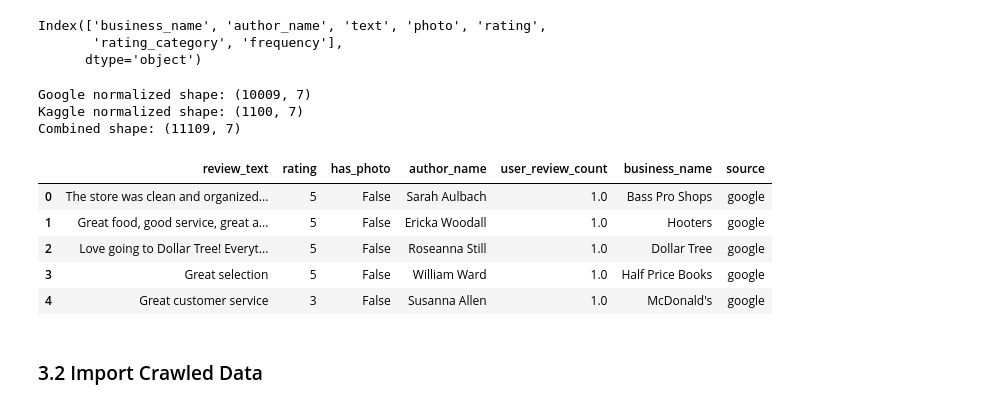
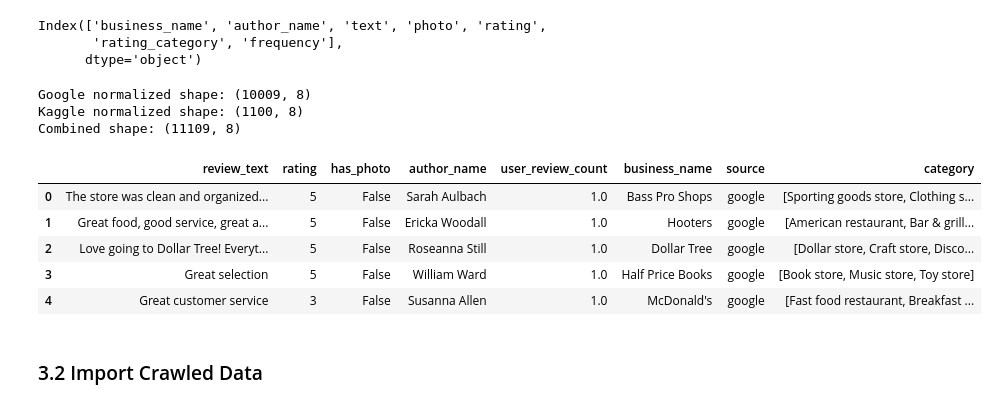
Before and after one commit to yuenning/3pandas, a Jupyter notebook: 02_data_preprocessing.ipynb, the cells around one changed output. Saved outputs shown, nothing was run; the diff lists cells and outputs as text; code cells hidden in the pictures.

```diff
--- a/02_data_preprocessing.ipynb
+++ b/02_data_preprocessing.ipynb
@@ -355,7 +354,8 @@ TARGET_COLS = [
     "author_name",        # reviewer name (proxy for identity / patterns)
     "user_review_count",  # reviewer activity level (google only; NaN for kaggle)
     "business_name",      # place being reviewed
-    "source"              # data source tag
+    "source",              # data source tag
+    "category"
 ]
 
 # --- helper to coerce a "has photo" boolean robustly ---
@@ -388,6 +388,7 @@ google_norm = pd.DataFrame({
     "author_name": google_raw.get("name"),
     "user_review_count": google_raw.get("user_review_count"),
     "business_name": google_raw.get("place_name"),
+    "category": google_raw.get("category"),
     "source": "google"
 })[TARGET_COLS]  # enforce column order
 
@@ -395,42 +396,43 @@ google_norm = pd.DataFrame({
 kaggle_raw = kaggle_reviews_combined_df.copy()
 
 kaggle_norm = pd.DataFrame({
     "review_text": kaggle_raw.get("text"),
     "rating": kaggle_raw.get("rating"),
     "has_photo": to_has_photo(kaggle_raw.get("photo")),
     "author_name": kaggle_raw.get("author_name"),
     "user_review_count": np.nan,              # not available in kaggle
     "business_name": kaggle_raw.get("business_name"),
+    "category": kaggle_raw.get("category"),
     "source": "kaggle"
 })[TARGET_COLS]
 
 # 3) Optional hygiene: drop rows with empty/NaN review_text
 google_norm = google_norm[google_norm["review_text"].astype(str).str.strip().ne("")]
 kaggle_norm = kaggle_norm[kaggle_norm["review_text"].astype(str).str.strip().ne("")]
 
 # 4) Type coercions (helps downstream modeling)
 google_norm["rating"] = pd.to_numeric(google_norm["rating"], errors="coerce")
 kaggle_norm["rating"] = pd.to_numeric(kaggle_norm["rating"], errors="coerce")
 
 # 5) Combine
 kaggle_google_US_combined_reviews_df = pd.concat([google_norm, kaggle_norm], ignore_index=True)
 
 print("Google normalized shape:", google_norm.shape)
 print("Kaggle normalized shape:", kaggle_norm.shape)
 print("Combined shape:", kaggle_google_US_combined_reviews_df.shape)
 
 # (Optional) quick peek
 kaggle_google_US_combined_reviews_df.head()
 # %% [output]
-Google normalized shape: (10009, 7)
-Kaggle normalized shape: (1100, 7)
-Combined shape: (11109, 7)
+Google normalized shape: (10009, 8)
+Kaggle normalized shape: (1100, 8)
+Combined shape: (11109, 8)
-|  | review_text | rating | has_photo | author_name | user_review_count | business_name | source |
-| 0 | The store was clean and organized... | 5 | False | Sarah Aulbach | 1.0 | Bass Pro Shops | google |
-| 1 | Great food, good service, great a... | 5 | False | Ericka Woodall | 1.0 | Hooters | google |
-| 2 | Love going to Dollar Tree! Everyt... | 5 | False | Roseanna Still | 1.0 | Dollar Tree | google |
-| 3 | Great selection | 5 | False | William Ward | 1.0 | Half Price Books | google |
-| 4 | Great customer service | 3 | False | Susanna Allen | 1.0 | McDonald's | google |
+|  | review_text | rating | has_photo | author_name | user_review_count | business_name | source | category |
+| 0 | The store was clean and organized... | 5 | False | Sarah Aulbach | 1.0 | Bass Pro Shops | google | [Sporting goods store, Clothing s... |
+| 1 | Great food, good service, great a... | 5 | False | Ericka Woodall | 1.0 | Hooters | google | [American restaurant, Bar & grill... |
+| 2 | Love going to Dollar Tree! Everyt... | 5 | False | Roseanna Still | 1.0 | Dollar Tree | google | [Dollar store, Craft store, Disco... |
+| 3 | Great selection | 5 | False | William Ward | 1.0 | Half Price Books | google | [Book store, Music store, Toy store] |
+| 4 | Great customer service | 3 | False | Susanna Allen | 1.0 | McDonald's | google | [Fast food restaurant, Breakfast ... |
 # %% [markdown]
 ### 3.2 Import Crawled Data
 # %%
```
Also changed, not shown: parts of 5 cells of this notebook, 1 other file.
